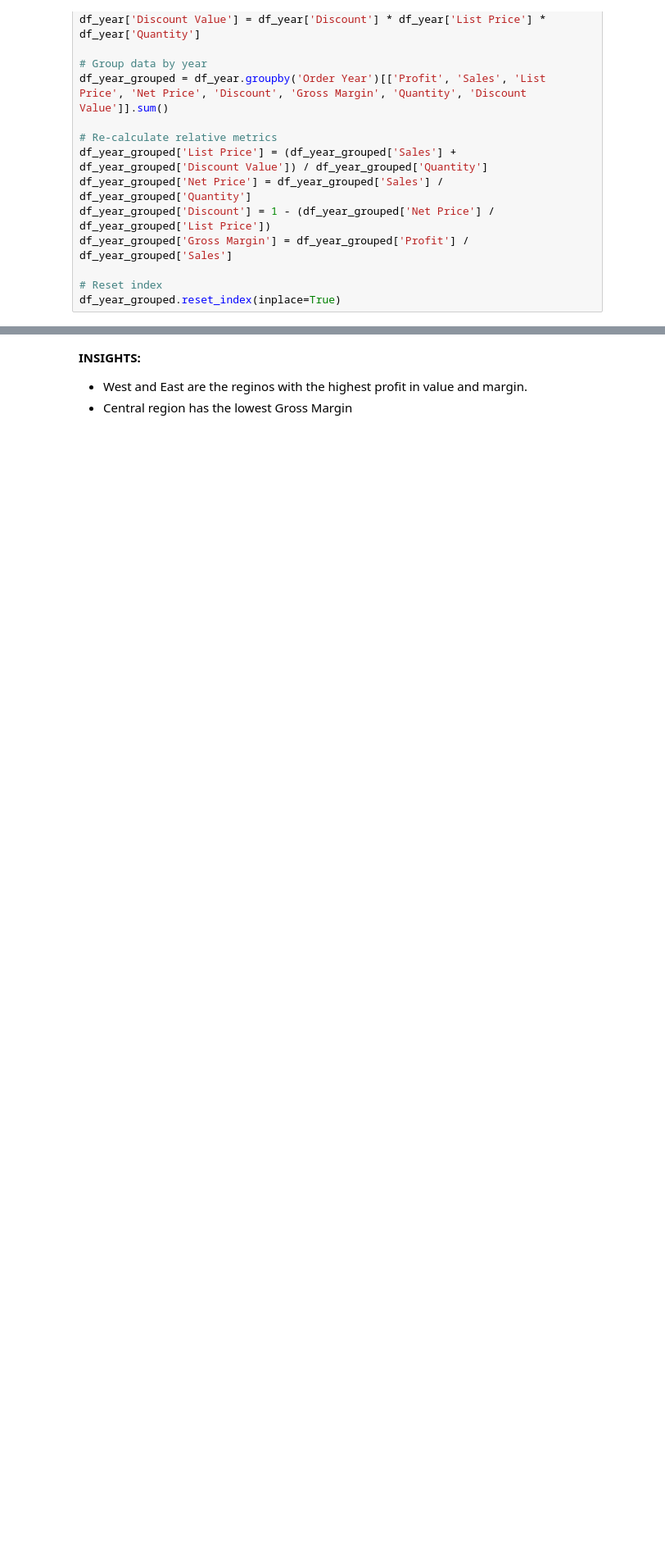
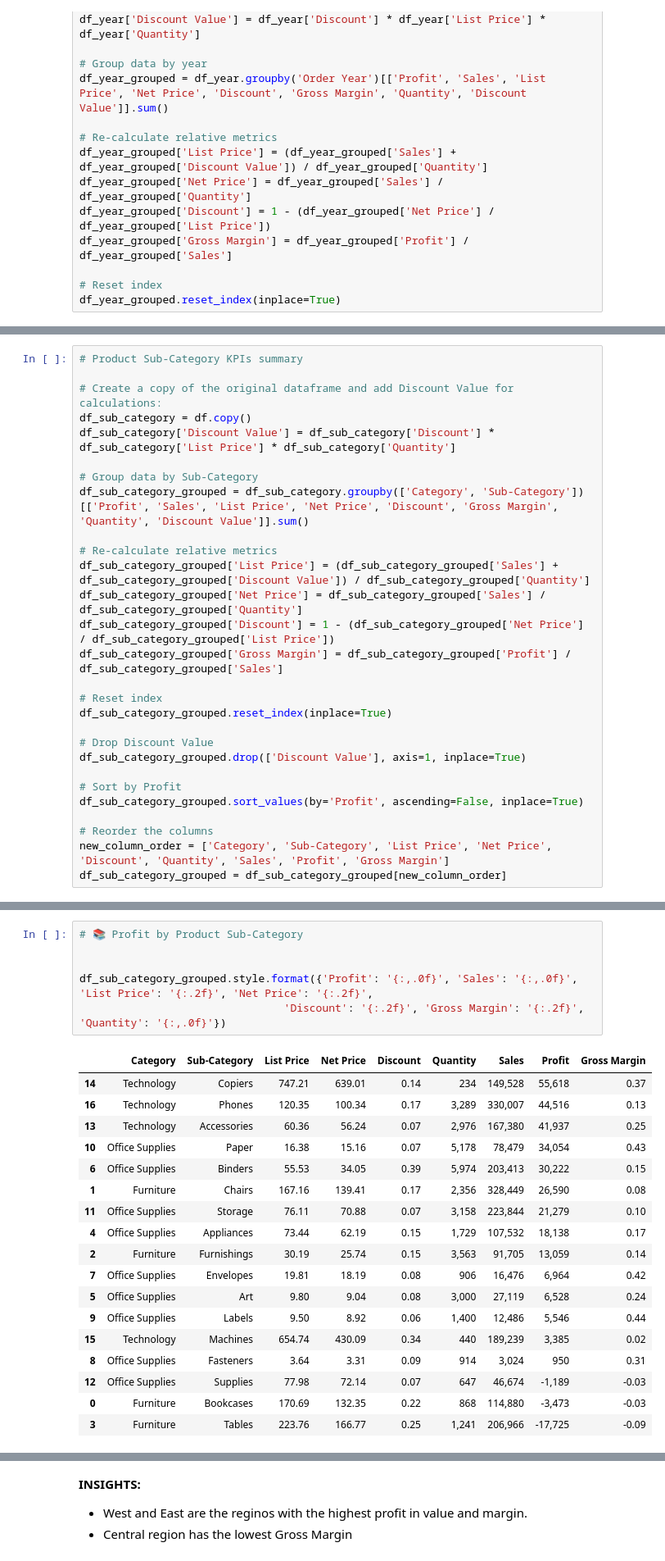
Before and after one commit to Kristinawk/final_project_ETL_Analytics, a Jupyter notebook: notebooks/03_supermarket_swot_new.ipynb, the cells around one changed output, grey strips where cells are left out. Shown at 82% size. Saved outputs shown, nothing was run; the diff lists cells and outputs as text; blank space fills up the shorter version.

```diff
--- a/notebooks/03_supermarket_swot_new.ipynb
+++ b/notebooks/03_supermarket_swot_new.ipynb
@@ -790,0 +765,28 @@ df_customer_17
+# %%
+# Product Sub-Category KPIs summary
+
+# Create a copy of the original dataframe and add Discount Value for calculations:
+df_sub_category = df.copy()
+df_sub_category['Discount Value'] = df_sub_category['Discount'] * df_sub_category['List Price'] * df_sub_category['Quantity']
+
+# Group data by Sub-Category
+df_sub_category_grouped = df_sub_category.groupby(['Category', 'Sub-Category'])[['Profit', 'Sales', 'List Price', 'Net Price', 'Discount', 'Gross Margin', 'Quantity', 'Discount Value']].sum()
+
+# Re-calculate relative metrics
+df_sub_category_grouped['List Price'] = (df_sub_category_grouped['Sales'] + df_sub_category_grouped['Discount Value']) / df_sub_category_grouped['Quantity']
+df_sub_category_grouped['Net Price'] = df_sub_category_grouped['Sales'] / df_sub_category_grouped['Quantity']
+df_sub_category_grouped['Discount'] = 1 - (df_sub_category_grouped['Net Price'] / df_sub_category_grouped['List Price'])
+df_sub_category_grouped['Gross Margin'] = df_sub_category_grouped['Profit'] / df_sub_category_grouped['Sales']
+
+# Reset index
+df_sub_category_grouped.reset_index(inplace=True)
+
+# Drop Discount Value
+df_sub_category_grouped.drop(['Discount Value'], axis=1, inplace=True)
+
+# Sort by Profit
+df_sub_category_grouped.sort_values(by='Profit', ascending=False, inplace=True)
+
+# Reorder the columns
+new_column_order = ['Category', 'Sub-Category', 'List Price', 'Net Price', 'Discount', 'Quantity', 'Sales', 'Profit', 'Gross Margin']
+df_sub_category_grouped = df_sub_category_grouped[new_column_order]
@@ -790,0 +846,25 @@ df_customer_17
+# %%
+# 📚 Profit by Product Sub-Category
+
+
+df_sub_category_grouped.style.format({'Profit': '{:,.0f}', 'Sales': '{:,.0f}', 'List Price': '{:.2f}', 'Net Price': '{:.2f}',
+                                'Discount': '{:.2f}', 'Gross Margin': '{:.2f}', 'Quantity': '{:,.0f}'})
+# %% [output]
+|  | Category | Sub-Category | List Price | Net Price | Discount | Quantity | Sales | Profit | Gross Margin |
+| 14 | Technology | Copiers | 747.21 | 639.01 | 0.14 | 234 | 149,528 | 55,618 | 0.37 |
+| 16 | Technology | Phones | 120.35 | 100.34 | 0.17 | 3,289 | 330,007 | 44,516 | 0.13 |
+| 13 | Technology | Accessories | 60.36 | 56.24 | 0.07 | 2,976 | 167,380 | 41,937 | 0.25 |
+| 10 | Office Supplies | Paper | 16.38 | 15.16 | 0.07 | 5,178 | 78,479 | 34,054 | 0.43 |
+| 6 | Office Supplies | Binders | 55.53 | 34.05 | 0.39 | 5,974 | 203,413 | 30,222 | 0.15 |
+| 1 | Furniture | Chairs | 167.16 | 139.41 | 0.17 | 2,356 | 328,449 | 26,590 | 0.08 |
+| 11 | Office Supplies | Storage | 76.11 | 70.88 | 0.07 | 3,158 | 223,844 | 21,279 | 0.10 |
+| 4 | Office Supplies | Appliances | 73.44 | 62.19 | 0.15 | 1,729 | 107,532 | 18,138 | 0.17 |
+| 2 | Furniture | Furnishings | 30.19 | 25.74 | 0.15 | 3,563 | 91,705 | 13,059 | 0.14 |
+| 7 | Office Supplies | Envelopes | 19.81 | 18.19 | 0.08 | 906 | 16,476 | 6,964 | 0.42 |
+| 5 | Office Supplies | Art | 9.80 | 9.04 | 0.08 | 3,000 | 27,119 | 6,528 | 0.24 |
+| 9 | Office Supplies | Labels | 9.50 | 8.92 | 0.06 | 1,400 | 12,486 | 5,546 | 0.44 |
+| 15 | Technology | Machines | 654.74 | 430.09 | 0.34 | 440 | 189,239 | 3,385 | 0.02 |
+| 8 | Office Supplies | Fasteners | 3.64 | 3.31 | 0.09 | 914 | 3,024 | 950 | 0.31 |
+| 12 | Office Supplies | Supplies | 77.98 | 72.14 | 0.07 | 647 | 46,674 | -1,189 | -0.03 |
+| 0 | Furniture | Bookcases | 170.69 | 132.35 | 0.22 | 868 | 114,880 | -3,473 | -0.03 |
+| 3 | Furniture | Tables | 223.76 | 166.77 | 0.25 | 1,241 | 206,966 | -17,725 | -0.09 |
```
Also changed, not shown: parts of 81 cells of this notebook, 1 other file.
